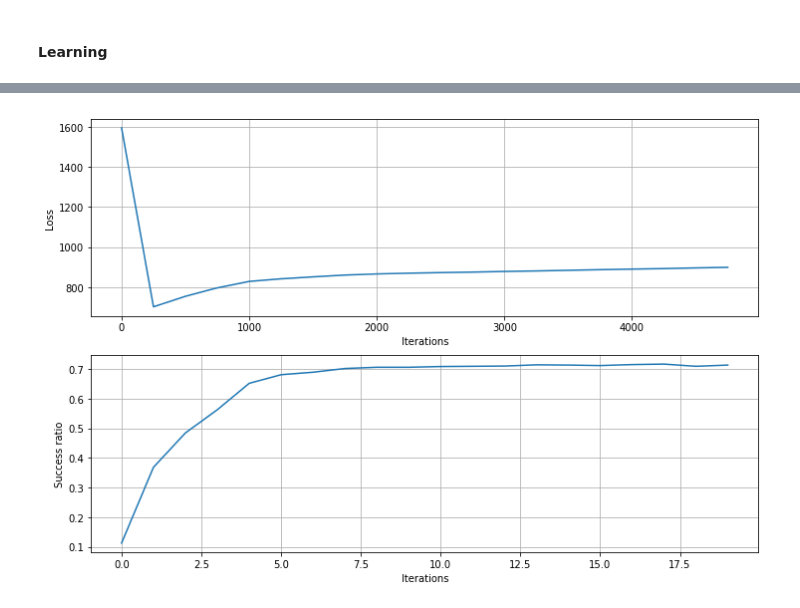
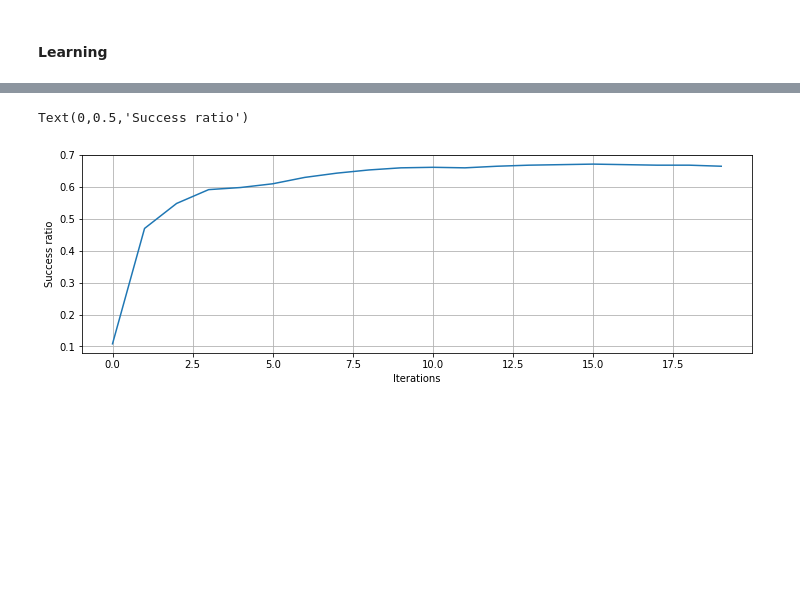
Before and after one commit to FrancoisPgm/apprentissage_auto, a Jupyter notebook: DeepLearning.ipynb, the cells around one changed output, grey strips where cells are left out. Saved outputs shown, nothing was run; the diff lists cells and outputs as text; code cells hidden in the pictures; blank space fills up the shorter version.

```diff
--- a/DeepLearning.ipynb
+++ b/DeepLearning.ipynb
@@ -10,0 +46,5 @@ from core import *
+# %%
+def backProgLastLayer(Y,Y_pred):
+    error=Y-Y_pred
+    delta=error*sigmoidDiff(Y_pred)
+    return error,delta
@@ -100,8 +146,8 @@ def makeGT(x):
 # %%
 labelEvalArray=np.asarray(list(map(lambda x : makeGT(x) ,labelEval.tolist())))
 # %%
-dTest=DataTest[0:1200]
-lTest=LabelTest[0:1200]
+dTest=DataTest[0:600]
+lTest=LabelTest[0:600]
 # %%
 lTestArray=np.asarray(list(map(lambda x : makeGT(x) ,labelEval.tolist())))
 # %% [markdown]
@@ -136,8 +170,8 @@ bashDataEval.shape
 # D_h le nombre de neurones de la couche cachée
 # D_out est la dimension de sortie (nombre de neurones de la couche de sortie
 
-N=bashDataEval.shape[0]
-D_in=bashDataEval.shape[1]
+N=dataEval.shape[0]
+D_in=dataEval.shape[1]
 D_h=100
 D_out=10
 lr = 0.001
@@ -152,17 +186,15 @@ lTestSuccess=[]
 
 '''Initialisation aléatoire des poids du réseau'''
 W1,b1=declareLayer(D_in,D_h)
-W12,b12=declareLayer(D_h,D_h)
 W2,b2=declareLayer(D_h,D_out)
 
 ''' Learning '''
 
 for ii in tqdm(range(5000)):
+
         '''Forward '''
         O1 = forwardPass(dataEval,W1,b1)
-        O12= forwardPass(,W12,b12)
         O2 = forwardPass(O1,W2,b2)
-
         Y_pred = O2
 
         if not ii % 250 :
@@ -172,7 +204,7 @@ for ii in tqdm(range(5000)):
             O1Eval = forwardPass(dTest,W1,b1)
             O2Eval = forwardPass(O1Eval,W2,b2)
             Y_predEval = O2Eval
-            lEvalLoss.append(calcLoss(lTestArray,Y_predEval))
+#             lEvalLoss.append(calcLoss(lTestArray,Y_predEval))
             lEvalSuccess.append(calcSuccess(lTest,Y_predEval))
 
         ''' Backprog '''
@@ -204,18 +235,18 @@ plt.ylabel('Success ratio')
 # %%
 absisse=[ 250 * ii for ii in range(len(lEvalLoss))]
 
 plt.figure(figsize=(12,8))
-plt.subplot(211)
-plt.plot(absisse,lEvalLoss)
-plt.xlabel('Iterations')
-plt.ylabel('Loss')
-plt.grid(True)
+# plt.subplot(211)
+# plt.plot(absisse,lEvalLoss)
+# plt.xlabel('Iterations')
+# plt.ylabel('Loss')
+# plt.grid(True)
 
 plt.subplot(212)
 plt.grid(True)
 plt.plot(lEvalSuccess)
 plt.xlabel('Iterations')
 plt.ylabel('Success ratio')
-# plt.savefig('1EvalRate')
 # %% [output]
+Text(0,0.5,'Success ratio')
-[figure, old version]
+[figure, new version]
```
Also changed, not shown: parts of 13 cells of this notebook.
